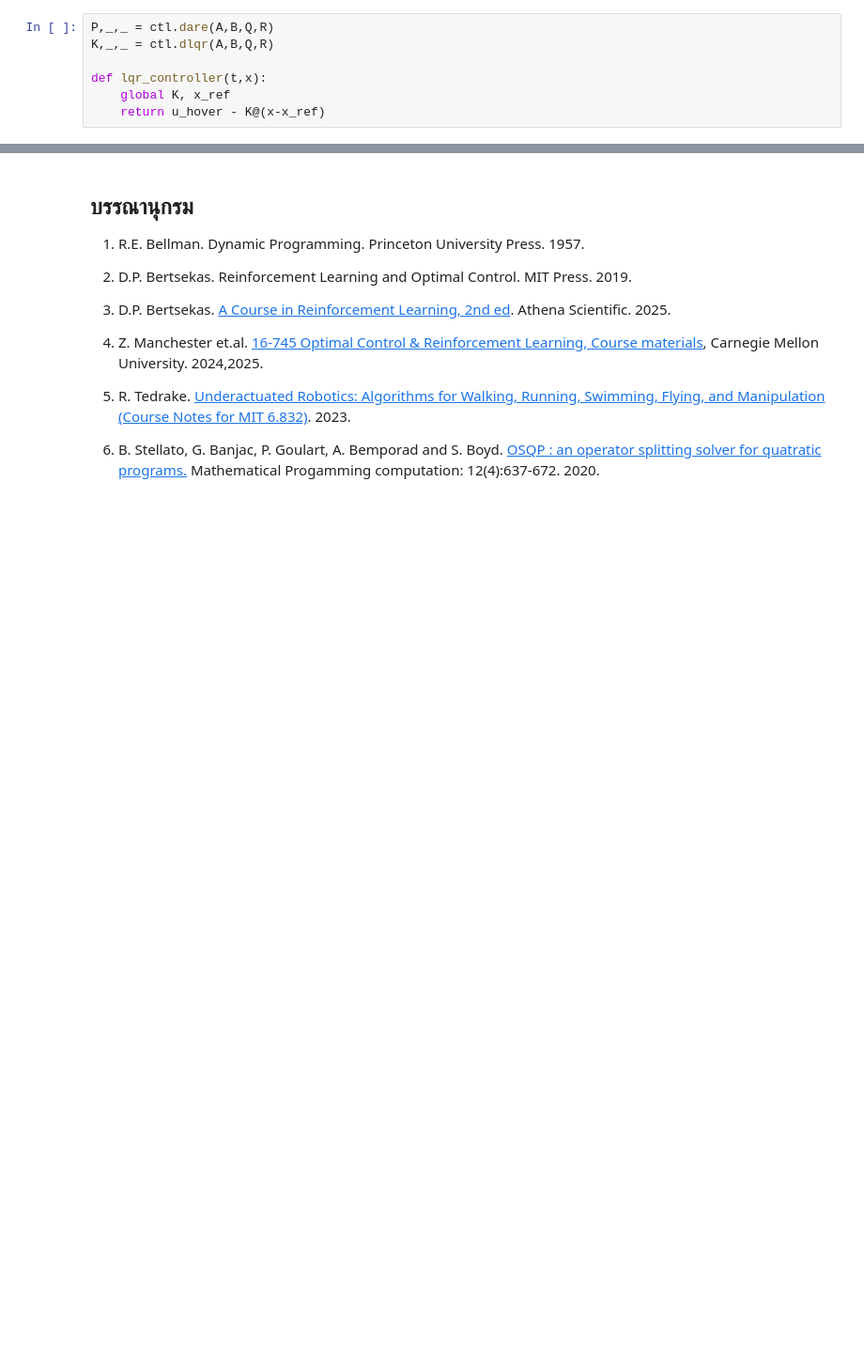
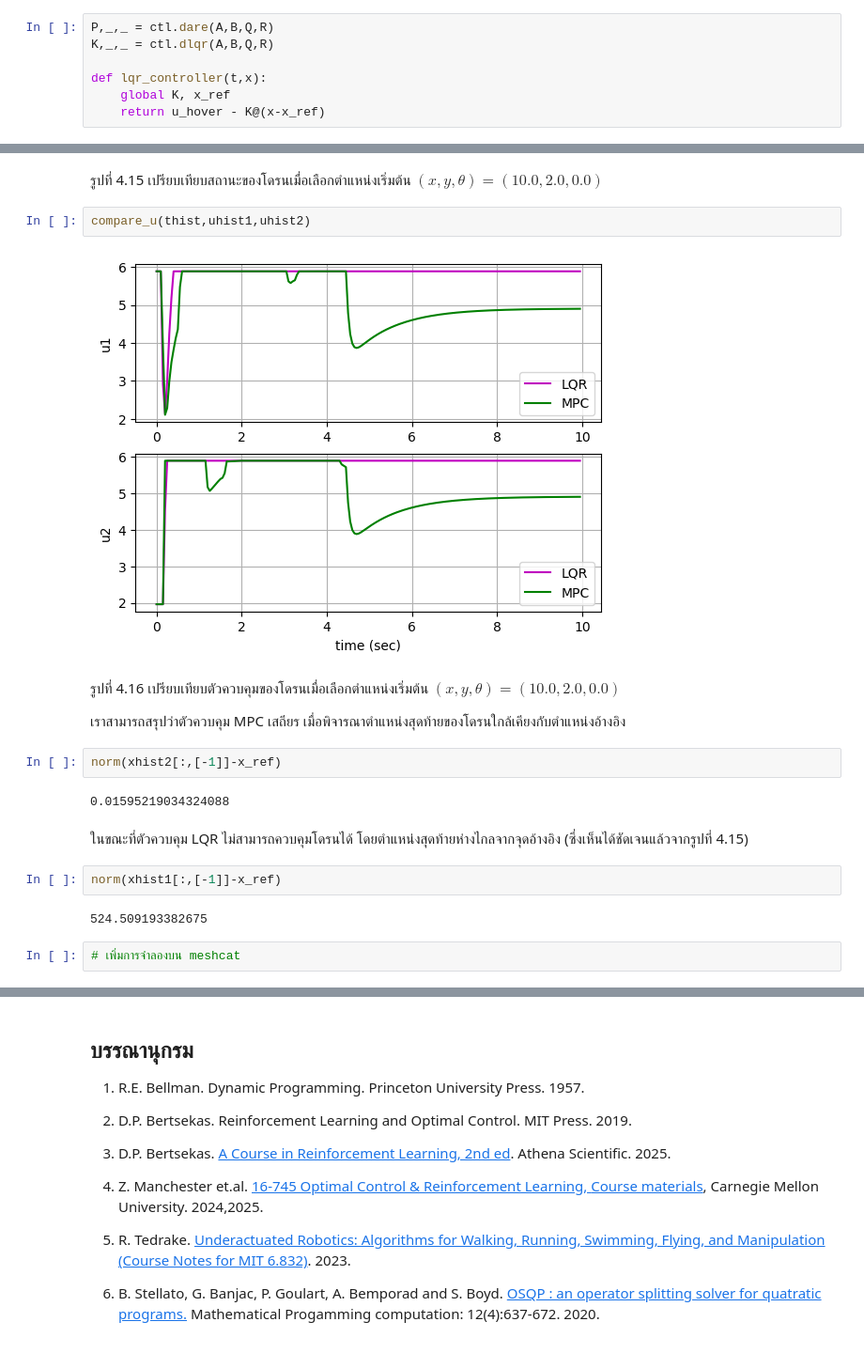
Before and after one commit to dewdotninja/ocrl, a Jupyter notebook: doc/notebooks/chapter4.ipynb, the cells around one changed output, grey strips where cells are left out. Shown at 94% size. Drawn from its saved outputs; the diff is of its cells as text; blank space fills up the shorter version.

```diff
--- a/doc/notebooks/chapter4.ipynb
+++ b/doc/notebooks/chapter4.ipynb
@@ -931,0 +1125,23 @@ $$
+# %% [markdown]
+รูปที่ 4.15 เปรียบเทียบสถานะของโดรนเมื่อเลือกตำแหน่งเริ่มต้น $(x,y,\theta) = (10.0, 2.0,0.0)$
+# %%
+compare_u(thist,uhist1,uhist2)
+# %% [output]
+[figure, added]
+# %% [markdown]
+รูปที่ 4.16 เปรียบเทียบตัวควบคุมของโดรนเมื่อเลือกตำแหน่งเริ่มต้น $(x,y,\theta) = (10.0, 2.0,0.0)$
+
+เราสามารถสรุปว่าตัวควบคุม MPC เสถียร เมื่อพิจารณาตำแหน่งสุดท้ายของโดรนใกล้เคียงกับตำแหน่งอ้างอิง
+# %%
+norm(xhist2[:,[-1]]-x_ref)
+# %% [output]
+0.01595219034324088
+# %% [markdown]
+ในขณะที่ตัวควบคุม LQR ไม่สามารถควบคุมโดรนได้ โดยตำแหน่งสุดท้ายห่างไกลจากจุดอ้างอิง
+(ซึ่งเห็นได้ชัดเจนแล้วจากรูปที่ 4.15)
+# %%
+norm(xhist1[:,[-1]]-x_ref)
+# %% [output]
+524.509193382675
+# %%
+# เพิ่มการจำลองบน meshcat
```
Also changed, not shown: parts of 33 cells of this notebook.
